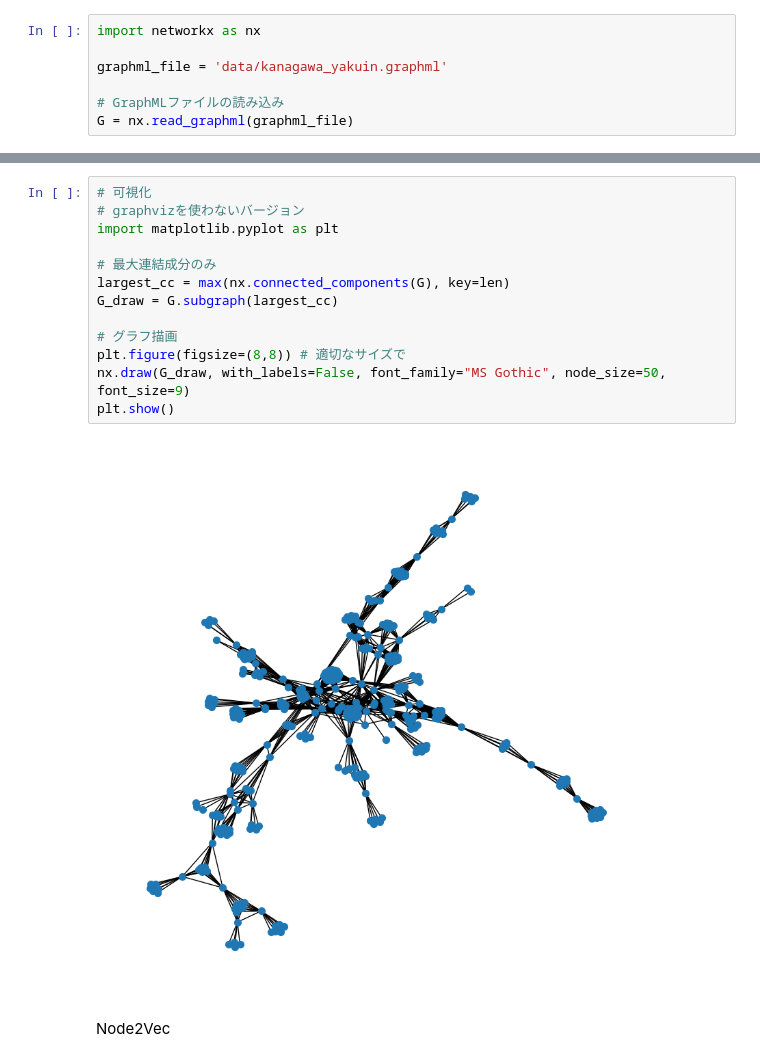
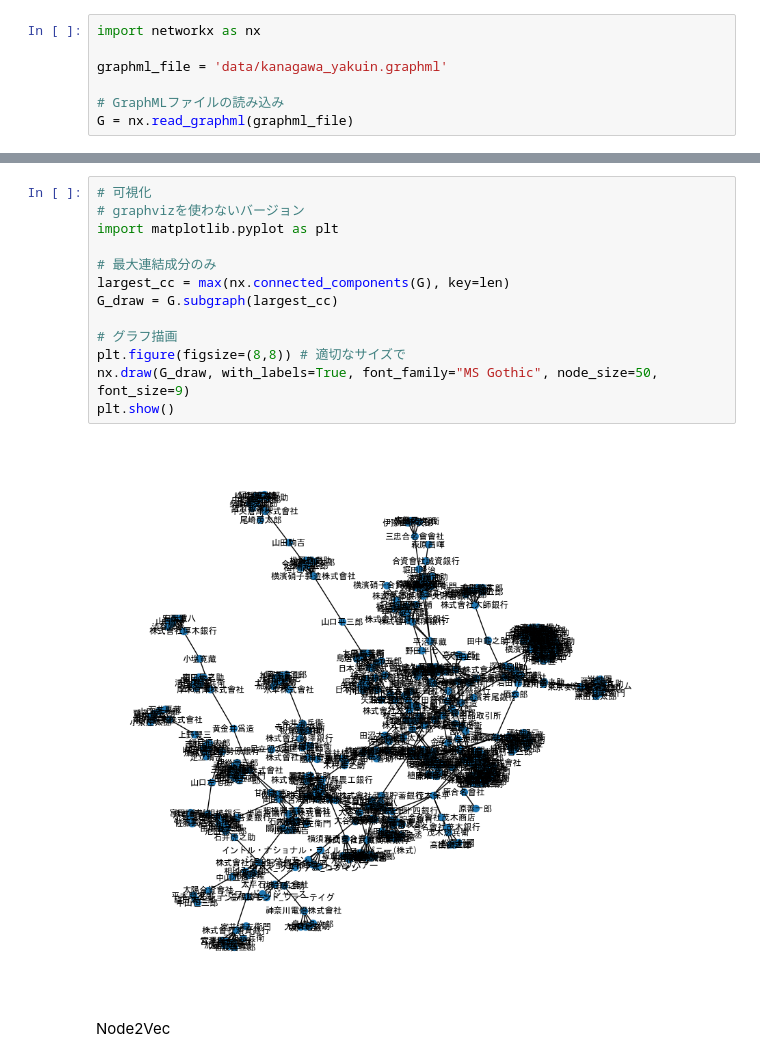
Before and after one commit to DanielOkada/research_GNN, a Jupyter notebook: node2vec.ipynb, the cells around one changed output, grey strips where cells are left out. Saved outputs shown, nothing was run; the diff lists cells and outputs as text.

```diff
--- a/node2vec.ipynb
+++ b/node2vec.ipynb
@@ -25,18 +25,18 @@ plt.show()
 # %%
 # 可視化
 # graphvizを使わないバージョン
 import matplotlib.pyplot as plt
 
 # 最大連結成分のみ
 largest_cc = max(nx.connected_components(G), key=len)
 G_draw = G.subgraph(largest_cc)
 
 # グラフ描画
 plt.figure(figsize=(8,8)) # 適切なサイズで
-nx.draw(G_draw, with_labels=False, font_family="MS Gothic", node_size=50, font_size=9)
+nx.draw(G_draw, with_labels=True, font_family="MS Gothic", node_size=50, font_size=9)
 plt.show()
 # %% [output]
-[figure, old version]
+[figure, new version]
 # %% [markdown]
 Node2Vec
 # %%
```
Also changed, not shown: parts of 17 cells of this notebook, 9 other files.
